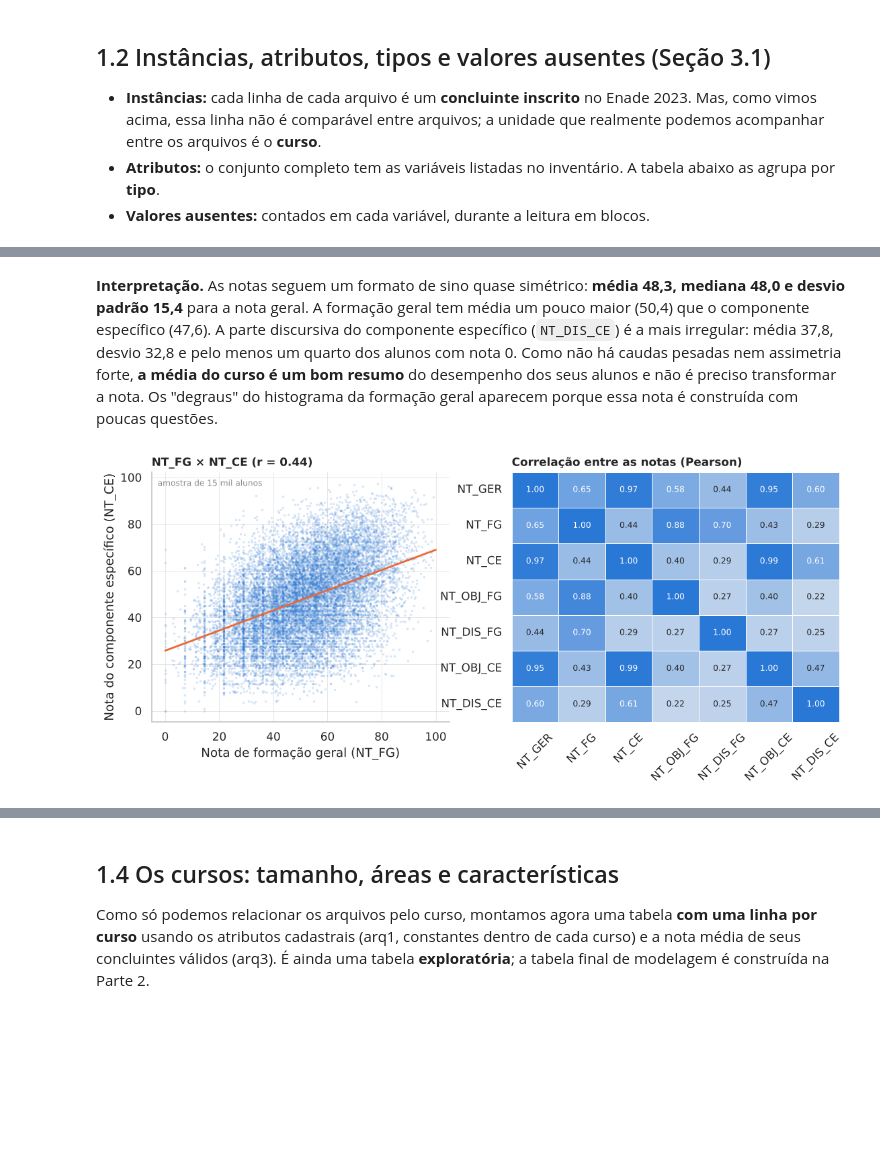
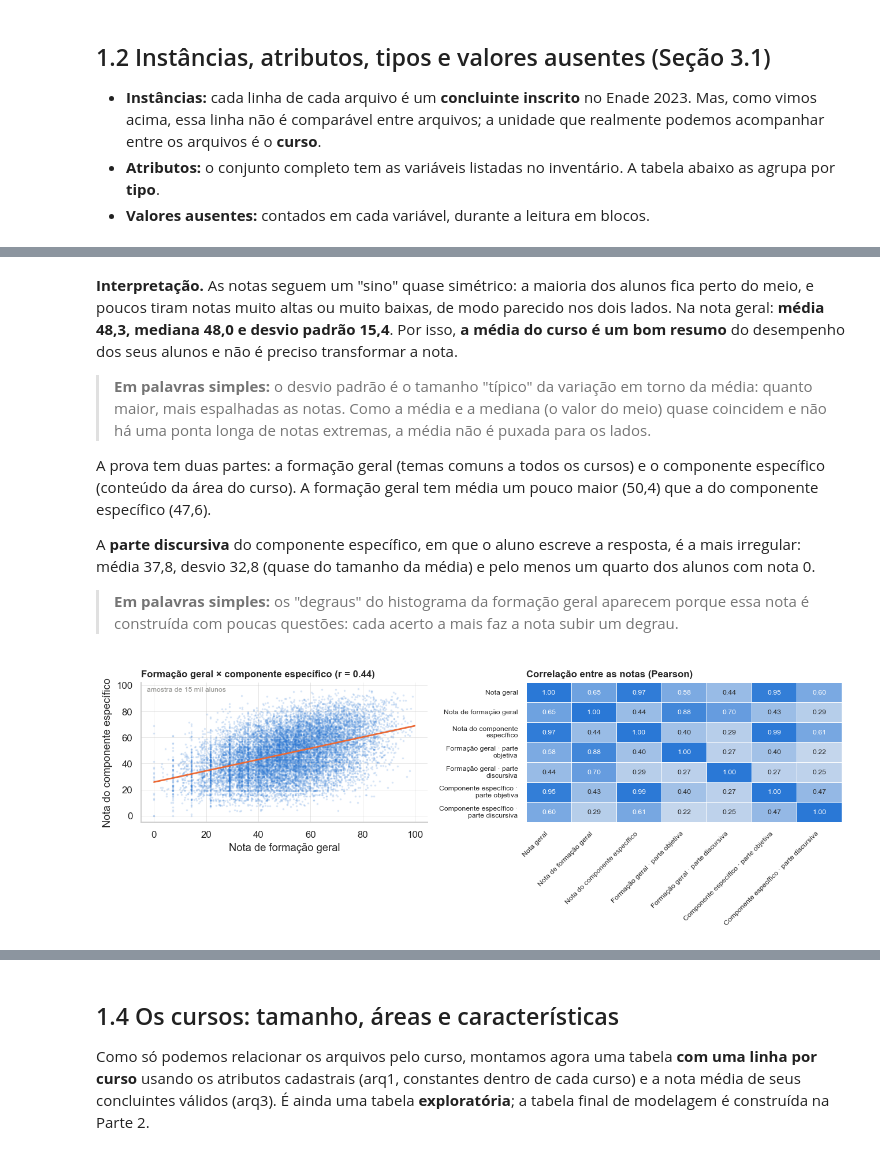
Before and after one commit to NicolasSimoes/cienciasdedados, a Jupyter notebook: cienciadados/ENADE2023/ENADE2023_Sprints_1_2_3.ipynb, the cells around one changed output, grey strips where cells are left out. Cells and saved outputs as stored; diff of their text form; code cells hidden in the pictures; blank space fills up the shorter version.

```diff
--- a/cienciadados/ENADE2023/ENADE2023_Sprints_1_2_3.ipynb
+++ b/cienciadados/ENADE2023/ENADE2023_Sprints_1_2_3.ipynb
@@ -271,11 +284,11 @@ print(len(ALT), "alternativas de questionário rotuladas | exemplo:", rotulo("QE
 O inventário e a verificação da restrição de privacidade são feitos abaixo.
 # %%
 # Inventário dos 32 arquivos (lidos em blocos): conteúdo, nº de variáveis, nº de linhas, tamanho e valores ausentes por variável
-DESCR = {1: "Curso: IES, categoria administrativa, organização acadêmica, área, modalidade, município, UF, região",
+DESCR = {1: "Curso: instituição, categoria administrativa, organização acadêmica, área, modalidade, município, estado, região",
          2: "Acadêmico: ano de conclusão do ensino médio, ano de ingresso na graduação, turno",
          3: "Provas: tipo de presença, notas (geral, formação geral, componente específico) e itens",
-         4: "Percepção sobre a prova/curso (QE27–QE68, escala de 1 a 6)", 5: "Sexo", 6: "Idade"}
-DESCR.update({i: f"Questionário do estudante – QE{i-6:02d}" for i in range(7, 33)})
+         4: "Percepção sobre a prova/curso (questões 27 a 68, escala de 1 a 6)", 5: "Sexo", 6: "Idade"}
+DESCR.update({i: f"Questionário do estudante – pergunta {i-6}" for i in range(7, 33)})
 
 def tipo_col(c, arq):
     if c in ("NU_ANO", "CO_CURSO"): return "identificador"
@@ -296,7 +309,7 @@ with zipfile.ZipFile(ZIP_PATH) as z:
         linhas.append({"arquivo": f"arq{i}", "conteúdo": DESCR[i], "variáveis*": len(nul) - 2, "linhas": n, "tamanho (MB)": info.file_size / 1e6})
 inventario = pd.DataFrame(linhas); esquema = pd.DataFrame(esquema); esquema["% nulos"] = 100 * esquema["nulos"] / esquema["linhas"]
 display(inventario.style.format({"linhas": "{:,.0f}", "tamanho (MB)": "{:.1f}", "variáveis*": "{:.0f}"}).hide(axis="index"))
-print("* sem contar NU_ANO e CO_CURSO, que aparecem em todos os arquivos.")
+print("* sem contar o ano da prova e o código do curso, que aparecem em todos os arquivos.")
 N_ALUNOS = int(inventario["linhas"].iloc[0]); assert inventario["linhas"].nunique() == 1
 print(f"Total: {inventario['variáveis*'].sum() + 2} variáveis distintas | {N_ALUNOS:,} concluintes inscritos (linhas por arquivo) | {inventario['tamanho (MB)'].sum():.0f} MB descompactados")
 # %% [output]
@@ -444,19 +485,29 @@ display(v[NOTAS].describe().T.rename(columns={"count": "n", "mean": "média", "s
 # %% [markdown]
-**Interpretação.** As notas seguem um formato de sino quase simétrico: **média 48,3, mediana 48,0 e desvio padrão 15,4** para a nota geral. A formação geral tem média um pouco maior (50,4) que o componente específico (47,6). A parte discursiva do componente específico (`NT_DIS_CE`) é a mais irregular: média 37,8, desvio 32,8 e pelo menos um quarto dos alunos com nota 0. Como não há caudas pesadas nem assimetria forte, **a média do curso é um bom resumo** do desempenho dos seus alunos e não é preciso transformar a nota. Os "degraus" do histograma da formação geral aparecem porque essa nota é construída com poucas questões.
+**Interpretação.** As notas seguem um "sino" quase simétrico: a maioria dos alunos fica perto do meio, e poucos tiram notas muito altas ou muito baixas, de modo parecido nos dois lados. Na nota geral: **média 48,3, mediana 48,0 e desvio padrão 15,4**. Por isso, **a média do curso é um bom resumo** do desempenho dos seus alunos e não é preciso transformar a nota.
+
+> **Em palavras simples:** o desvio padrão é o tamanho "típico" da variação em torno da média: quanto maior, mais espalhadas as notas. Como a média e a mediana (o valor do meio) quase coincidem e não há uma ponta longa de notas extremas, a média não é puxada para os lados.
+
+A prova tem duas partes: a formação geral (temas comuns a todos os cursos) e o componente específico (conteúdo da área do curso). A formação geral tem média um pouco maior (50,4) que a do componente específico (47,6).
+
+A **parte discursiva** do componente específico, em que o aluno escreve a resposta, é a mais irregular: média 37,8, desvio 32,8 (quase do tamanho da média) e pelo menos um quarto dos alunos com nota 0.
+
+> **Em palavras simples:** os "degraus" do histograma da formação geral aparecem porque essa nota é construída com poucas questões: cada acerto a mais faz a nota subir um degrau.
 # %%
+import textwrap
 amostra = v.sample(15000, random_state=RANDOM_STATE)
 fig, axes = plt.subplots(1, 2, figsize=(12, 4.4), gridspec_kw={"width_ratios": [1, 1.1]})
 ax = axes[0]
 ax.scatter(amostra["NT_FG"], amostra["NT_CE"], s=5, alpha=0.18, color=AZUL, linewidths=0)
 b = np.polyfit(v["NT_FG"], v["NT_CE"], 1); xs = np.array([0, 100]); ax.plot(xs, b[0] * xs + b[1], color=LARANJA, lw=1.8)
 r = v[["NT_FG", "NT_CE"]].corr().iloc[0, 1]
-ax.set_xlabel("Nota de formação geral (NT_FG)"); ax.set_ylabel("Nota do componente específico (NT_CE)")
-ax.set_title(f"NT_FG × NT_CE (r = {r:.2f})", fontsize=11); ax.text(0.02, 0.97, "amostra de 15 mil alunos", transform=ax.transAxes, fontsize=8, va="top", color=CINZA)
+ax.set_xlabel("Nota de formação geral"); ax.set_ylabel("Nota do componente específico")
+ax.set_title(f"Formação geral × componente específico (r = {r:.2f})", fontsize=11); ax.text(0.02, 0.97, "amostra de 15 mil alunos", transform=ax.transAxes, fontsize=8, va="top", color=CINZA)
 ax = axes[1]
-corr = v[NOTAS].corr()
+corr = v[NOTAS].corr().rename(index={k: textwrap.fill(n, 26) for k, n in NOME_NOTA.items()}, columns=NOME_NOTA)
 sns.heatmap(corr, annot=True, fmt=".2f", cmap=sns.light_palette(AZUL, as_cmap=True), vmin=0, vmax=1, linewidths=0.5, cbar=False, ax=ax, annot_kws={"fontsize": 8})
-ax.set_title("Correlação entre as notas (Pearson)", fontsize=11); ax.tick_params(axis="x", rotation=45)
-salvar("03_notas_dispersao_correlacao.png")
+ax.set_title("Correlação entre as notas (Pearson)", fontsize=11); ax.tick_params(axis="x", rotation=45, labelsize=8); ax.tick_params(axis="y", labelsize=8)
+plt.setp(ax.get_xticklabels(), ha="right")
+fig.tight_layout(); salvar("03_notas_dispersao_correlacao.png")
 # %% [output]
-[figure, old version]
+[figure, new version]
 # %% [markdown]
```
Also changed, not shown: parts of 63 cells of this notebook, 25 other files.
